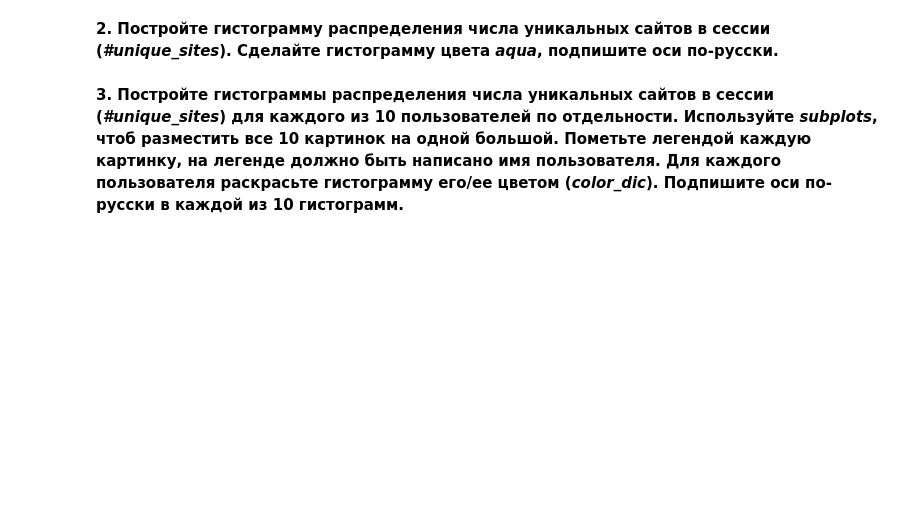
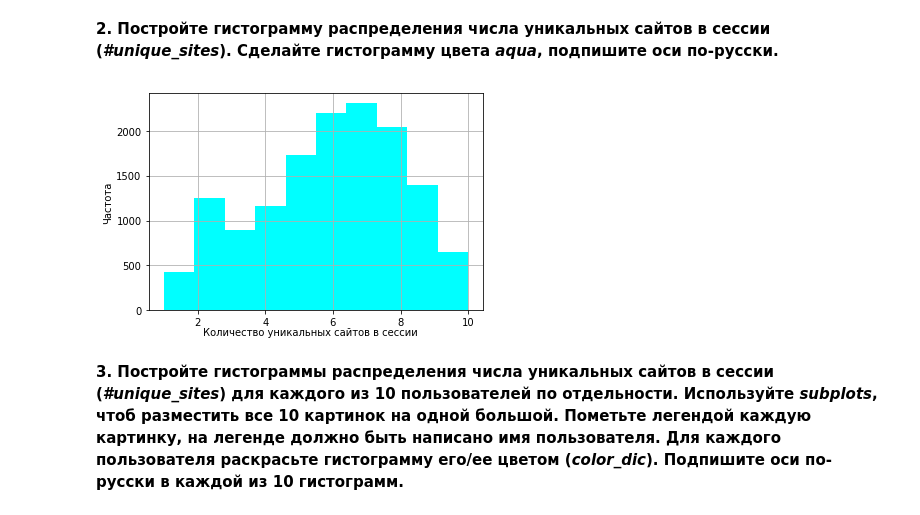
Before and after one commit to dmitrymoshkin/MFTI_Yandex_DA_specialisation, a Jupyter notebook: 6 course/week3_visual_analysis_and_fe.ipynb, the cells around one changed output. Cells and saved outputs as stored; diff of their text form; code cells hidden in the pictures; blank space fills up the shorter version.

```diff
--- a/6 course/week3_visual_analysis_and_fe.ipynb
+++ b/6 course/week3_visual_analysis_and_fe.ipynb
@@ -292,2 +301,9 @@ train_data_10users['#unique_sites']  ''' ВАШ КОД ЗДЕСЬ '''
+# %%
+fig = plt.figure()
+train_data_10users['#unique_sites'].hist(color = "aqua")
+fig.text(0.5, 0.04, 'Количество уникальных сайтов в сессии', ha='center');
+fig.text(0.02, 0.5, 'Частота', va='center', rotation='vertical');
+# %% [output]
+[figure, added]
 # %% [markdown]
 **3. Постройте гистограммы распределения числа уникальных сайтов в сессии (*#unique_sites*) для каждого из 10 пользователей по отдельности. Используйте *subplots*, чтоб разместить все 10 картинок на одной большой. Пометьте легендой каждую картинку, на легенде должно быть написано имя пользователя. Для каждого пользователя раскрасьте гистограмму его/ее цветом (*color_dic*). Подпишите оси по-русски в каждой из 10 гистограмм.**
```
Also changed, not shown: parts of 11 cells of this notebook.
